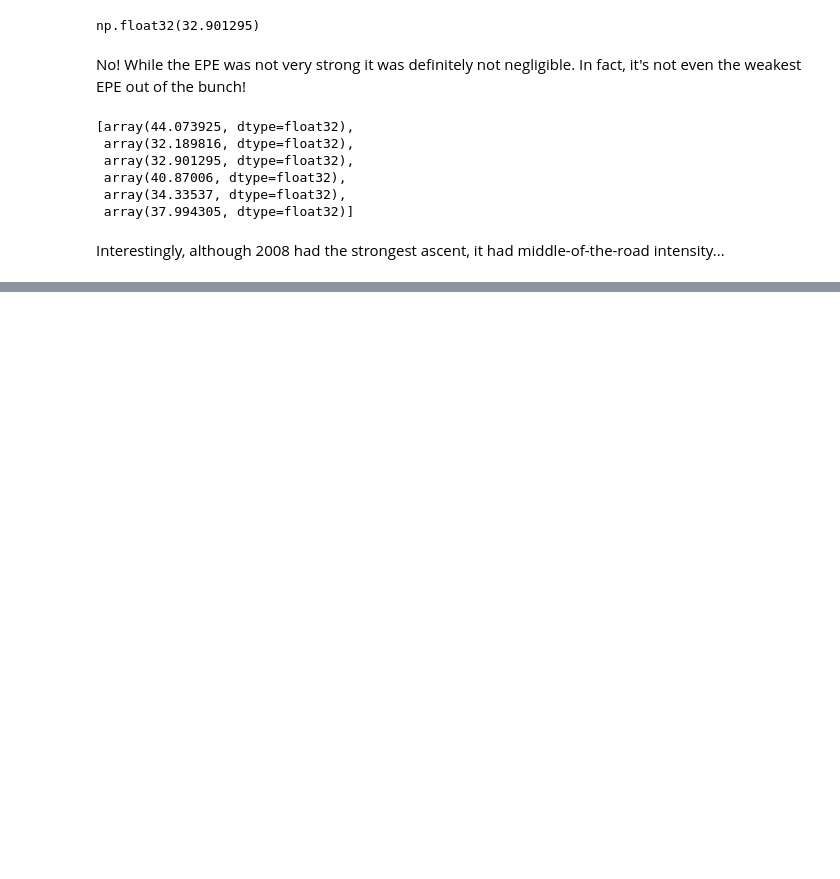
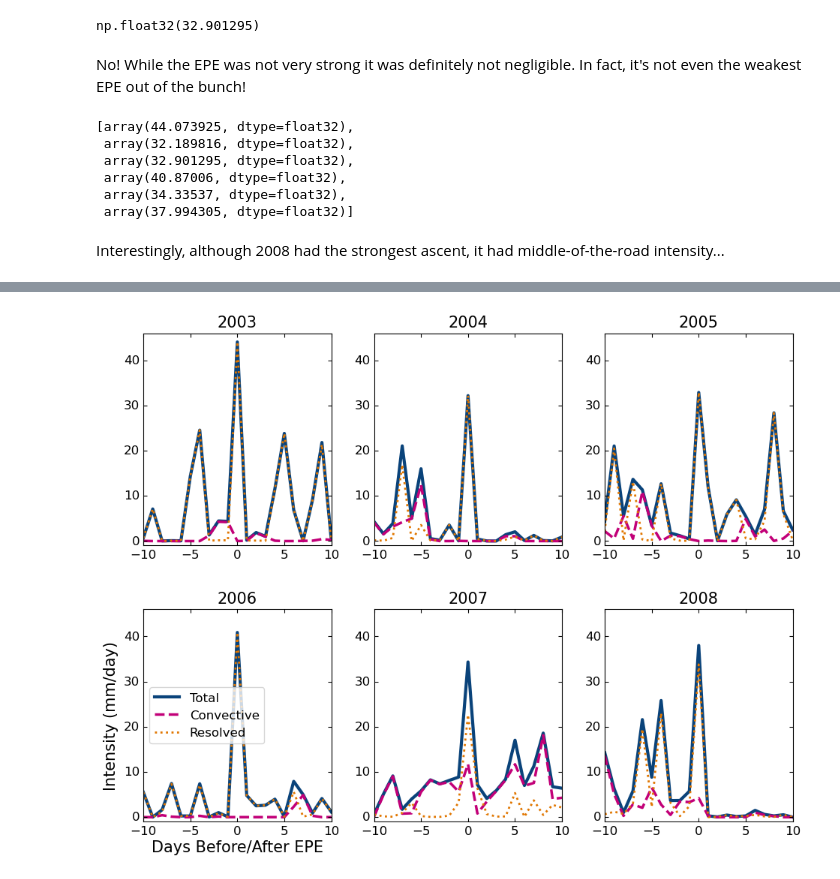
Before and after one commit to ageorgemorgan/epe-analysis, a Jupyter notebook: ps_localized.ipynb, the cells around one changed output, grey strips where cells are left out. Cells and saved outputs as stored; diff of their text form; code cells hidden in the pictures; blank space fills up the shorter version.

Commit message:
added draft of pressure time series

```diff
--- a/ps_localized.ipynb
+++ b/ps_localized.ipynb
@@ -27,6 +27,7 @@ plt.rc('ytick', labelsize = TICK_FONT_SIZE)
 my_base_path = "~/Documents/research/experiment-outputs/{experiment_name}/{runid}/"
 my_generic_file_path = "_day_CanESM5-1_{experiment_name}_r1i1p1f1_gn_{year}0101-{year}1231.nc"
 my_pr_file_path = "pr" + my_generic_file_path
+my_prc_file_path = "prc" + my_generic_file_path
 my_ps_file_path = "ps" + my_generic_file_path
 my_wap_file_path = "wap" + my_generic_file_path
 
@@ -547,0 +564,7 @@ Interestingly, although 2008 had the strongest ascent, it had middle-of-the-road
+# %%
+da_prc_localized = 86400. * ds_prc_daily.prc.sel(lat = lat_slice, lon = lon_slice)
+da_prr_localized = 86400. * da_prr_daily.sel(lat = lat_slice, lon = lon_slice)
+# %%
+da_pr_in_central_box = da_pr_localized.sel(lon = random_lon, lat = random_lat)
+da_prc_in_central_box = da_prc_localized.sel(lon = random_lon, lat = random_lat)
+da_prr_in_central_box = da_prr_localized.sel(lon = random_lon, lat = random_lat)
@@ -547,0 +591,3 @@ Interestingly, although 2008 had the strongest ascent, it had middle-of-the-road
+# %%
+times = np.linspace(-10, 10, num = 21)
+times
@@ -547,0 +597,70 @@ Interestingly, although 2008 had the strongest ascent, it had middle-of-the-road
+# %%
+# plt.rc('font', family='serif')
+
+fig = plt.figure(figsize=(12, 18))
+
+gs = fig.add_gridspec(4, 4, width_ratios=[1, 1, 1, 0.03])
+gs.update(wspace=0.3, hspace=0.3)
+
+row_idx = 0
+col_idx = 0
+
+for year_index in range(0, year_end - year_start):
+    year = year_start + year_index
+
+    ax = fig.add_subplot(
+        gs[row_idx, col_idx],
+        axes_class = axisartist.axislines.AxesZero,
+    )
+
+    plt.plot(
+        times,
+        pr_in_central_box_in_epe_slice[year_index, :],
+        color = "xkcd:twilight blue",
+        linestyle = "solid",
+        label= "Total",
+        linewidth = 3,
+    )
+
+    plt.plot(
+        times,
+        prc_in_central_box_in_epe_slice[year_index, :],
+        color = "xkcd:magenta",
+        linestyle = "dashed",
+        label = "Convective",
+        linewidth = 2.5,
+    )
+
+    plt.plot(
+        times,
+        prr_in_central_box_in_epe_slice[year_index, :],
+        color = "xkcd:pumpkin",
+        linestyle = "dotted",
+        label = "Resolved",
+        linewidth = 2,
+    )
+
+    plt.ylim(-1, 46)
+    plt.xlim(-10, 10)
+
+    ax.set_title(year, fontsize = TITLE_FONT_SIZE)
+    ax.tick_params(axis='both', labelsize = TITLE_FONT_SIZE)
+
+    if row_idx == 1 and col_idx == 0:
+       ax.set_xlabel("Days Before/After EPE")
+       ax.set_ylabel("Intensity (mm/day)")
+       plt.legend(loc="center left", fontsize=12)
+
+    if year == 2005:
+        row_idx += 1
+
+    col_idx += 1
+    col_idx = col_idx % 3
+
+# Save output
+outfile_path = "images/" + "pr_localized_time_series_gallery" + ".png"
+plt.savefig(outfile_path, dpi=600, bbox_inches='tight')
+
+plt.show()
+# %% [output]
+[figure, added]
```
Also changed, not shown: parts of 5 cells of this notebook.
